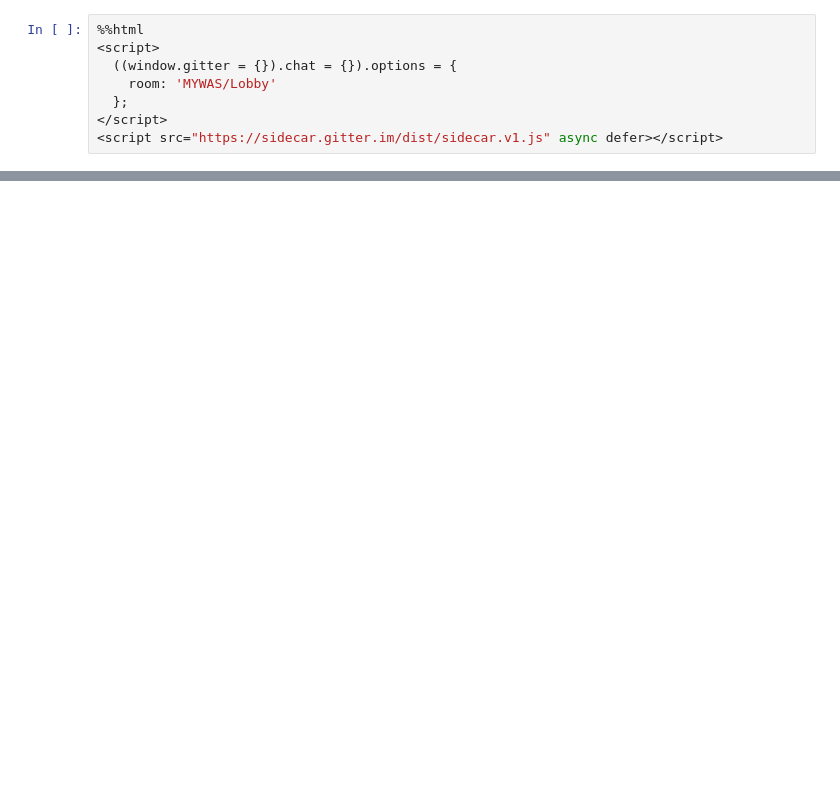
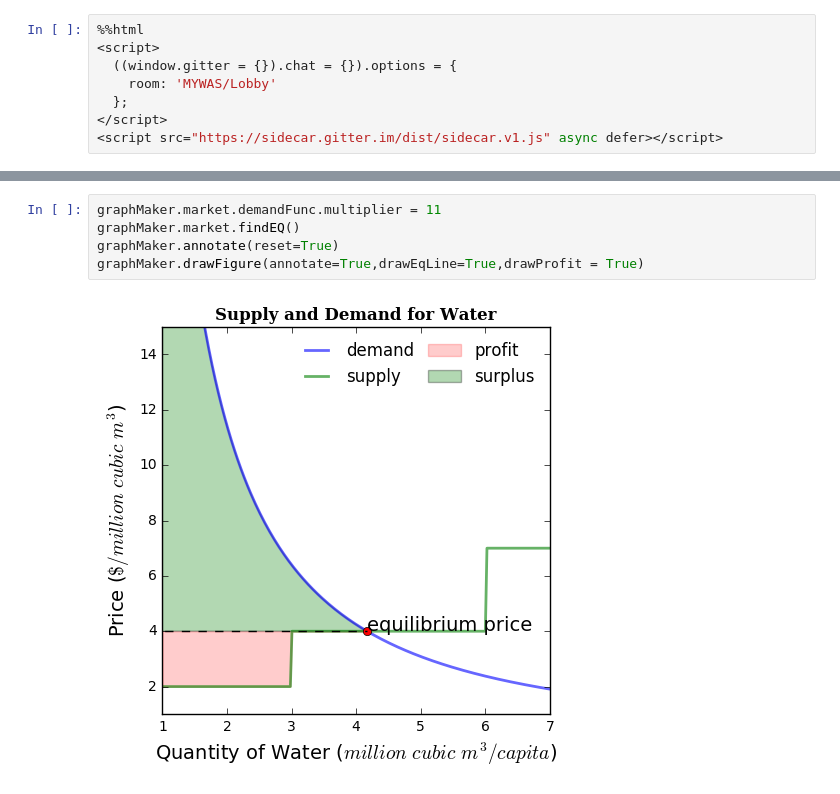
Before and after one commit to akaufman10/was, a Jupyter notebook: trainings/Intro_Theory.ipynb, the cells around one changed output, grey strips where cells are left out. Saved outputs shown, nothing was run; the diff lists cells and outputs as text; blank space fills up the shorter version.

```diff
--- a/trainings/Intro_Theory.ipynb
+++ b/trainings/Intro_Theory.ipynb
@@ -174,0 +152,7 @@ interact(graphMaker.drawQuantity,quantity = (1,3.5,.05),annotate=True)
+# %%
+graphMaker.market.demandFunc.multiplier = 11
+graphMaker.market.findEQ()
+graphMaker.annotate(reset=True)
+graphMaker.drawFigure(annotate=True,drawEqLine=True,drawProfit = True)
+# %% [output]
+[figure, added]
```
Also changed, not shown: parts of 69 cells of this notebook, 47 other files.
